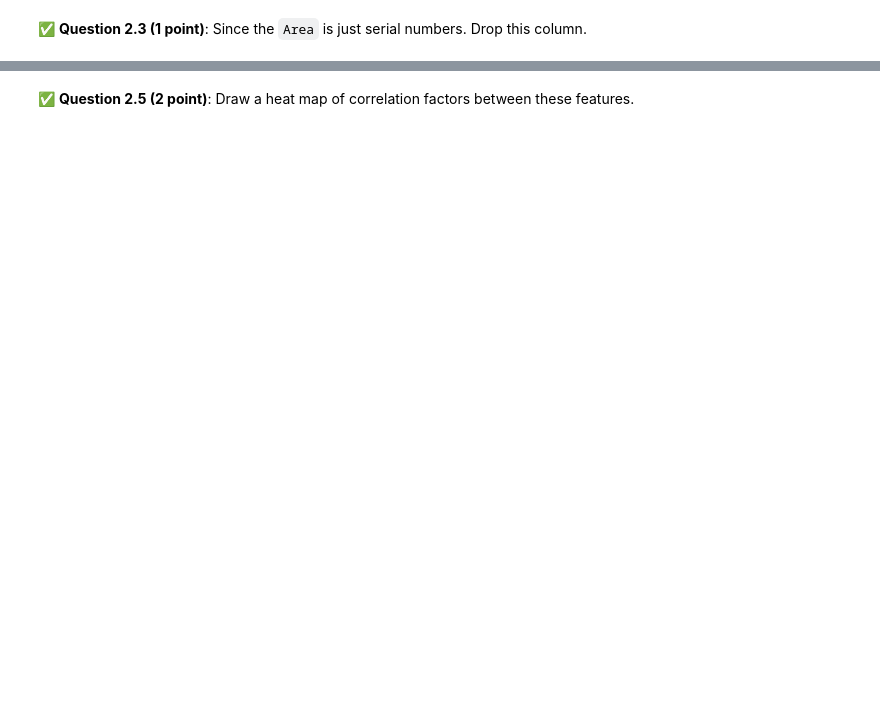
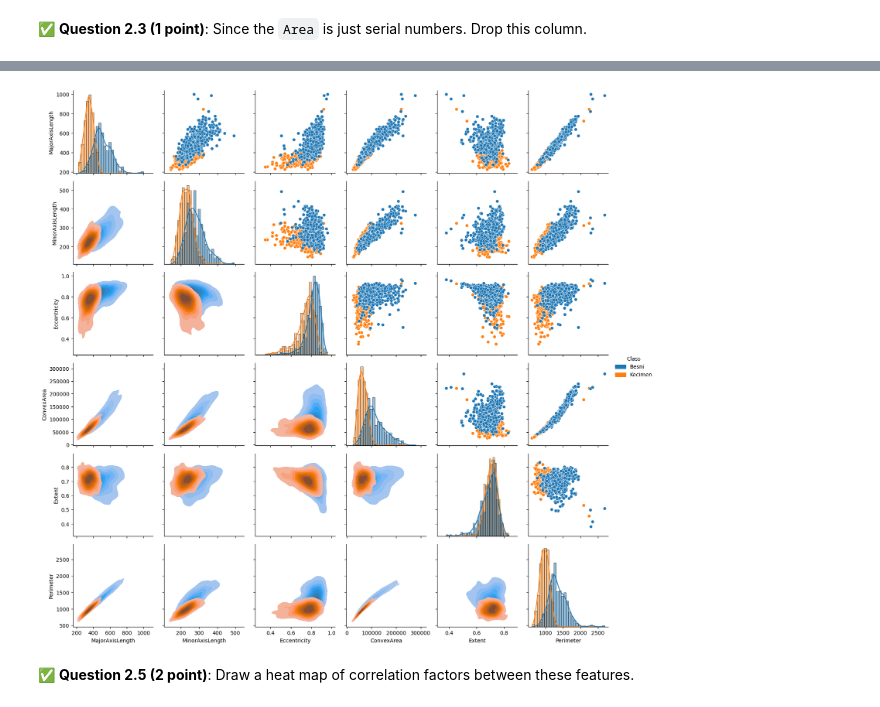
Before and after one commit to Andrew00-jpg/CMSE202-f25-turnin, a Jupyter notebook: final/CMSE202-Final-Section003-aes.ipynb, the cells around one changed output, grey strips where cells are left out. Cells and saved outputs as stored; diff of their text form; code cells hidden in the pictures; blank space fills up the shorter version.

```diff
--- a/final/CMSE202-Final-Section003-aes.ipynb
+++ b/final/CMSE202-Final-Section003-aes.ipynb
@@ -59,3 +61,8 @@ Put the command you used to download the files in the cell below.
 Load up the data using Pandas. Examine what features and labels are using `head()`.
 # %%
 ### Put your code here
+import pandas as pd
+
+df = pd.read_csv("Raisin_Dataset.csv")
+
+print(df.head())
@@ -64,3 +85,6 @@ Load up the data using Pandas. Examine what features and labels are using `head(
 Since the `Area` is just serial numbers. Drop this column.
 # %%
 ### Put your code here
+# Drop the 'Area' column
+df = df.drop(columns=['Area'])
+print(df.head())
@@ -71,6 +109,22 @@ Since the `Area` is just serial numbers. Drop this column.
 image from internet
 # %%
 ### Put your code here
+import seaborn as sns
+import matplotlib.pyplot as plt
+
+# Making 'Class' a category for coloring
+df['Class'] = df['Class'].astype('category')
+
+# Create PairGrid
+g = sns.PairGrid(df, hue="Class", diag_sharey=False)
+g.map_upper(sns.scatterplot)
+g.map_lower(sns.kdeplot, fill=True)
+g.map_diag(sns.histplot, kde=True)
+g.add_legend()
+
+plt.show()
+# %% [output]
+[figure, added]
 # %% [markdown]
 &#9989; **Question 2.5 (2 point)**:
 Draw a heat map of correlation factors between these features.
```
Also changed, not shown: parts of 9 cells of this notebook.
